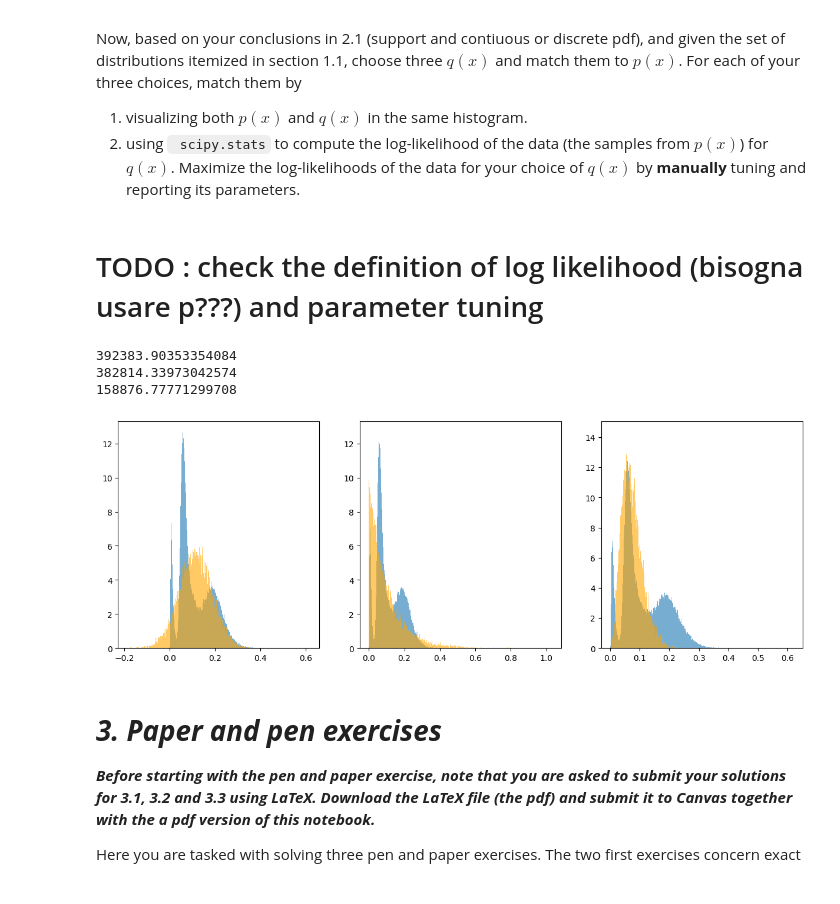
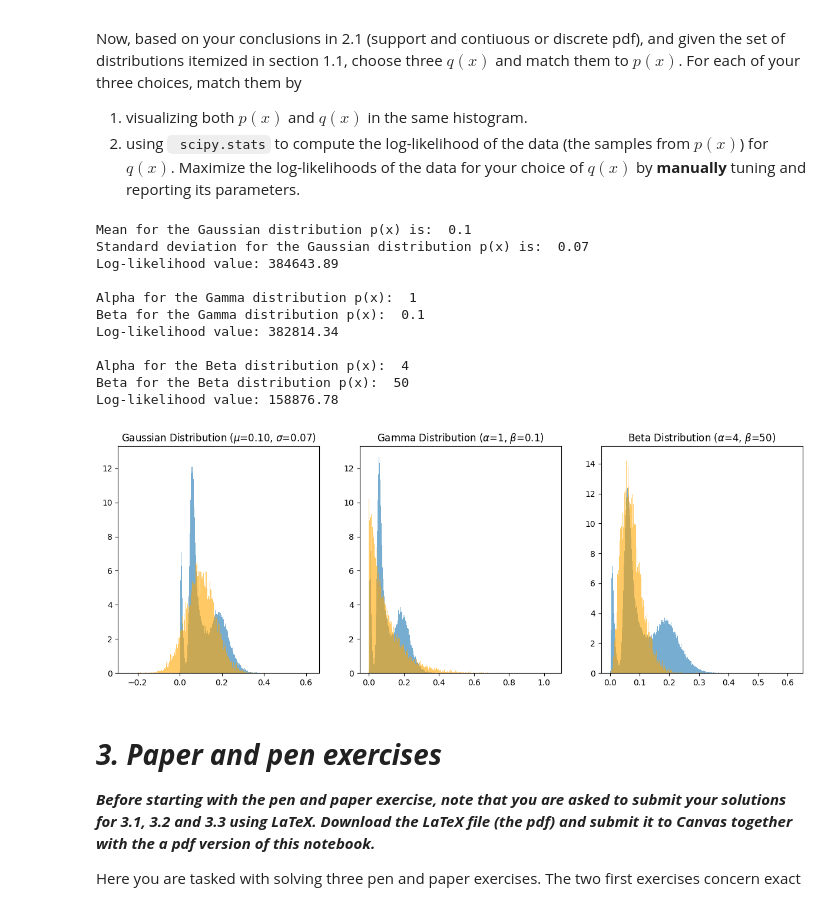
Before and after one commit to leonardodeclara/DD2447-Statistical-Methods-in-Applied-Computer-Science, a Jupyter notebook: Assignment_1/assignment1.ipynb, the cells around one changed output. Drawn from its saved outputs; the diff is of its cells as text; code cells hidden in the pictures.

````diff
--- a/Assignment_1/assignment1.ipynb
+++ b/Assignment_1/assignment1.ipynb
@@ -403,47 +401,57 @@ Now, based on your conclusions in 2.1 (support and contiuous or discrete pdf), a
 
 1.   visualizing both $p(x)$ and $q(x)$ in the same histogram.
 2.   using ``` scipy.stats``` to compute the log-likelihood of the data (the samples from $p(x)$) for $q(x)$. Maximize the log-likelihoods of the data for your choice of $q(x)$ by **manually** tuning and reporting its parameters.
-# %% [markdown]
-# TODO : check the definition of log likelihood (bisogna usare p???) and parameter tuning
 # %%
-# we choose continuous pdf
+#We choose continuous pdf
 p = np.load('ass1_dist.npy')
-# first the gaussian
+#Gaussian distribution p(x)
 fig,axs=plt.subplots(1,3,figsize=(15,5))
-mean = 0.1142541639265483 # manually with 0.19
-std_dev = 0.07368318465919549 # manually 0.88
+mean = 0.10
+std_dev = 0.07
 samples=np.random.normal(mean,std_dev,50000)
 axs[0].hist(p,bins=1000,density=True, alpha = 0.6)
 axs[0].hist(samples,bins=1000,density=True, color = 'orange', alpha = 0.6)
-# log likelihood
-print(np.sum(norm.logpdf(p, loc=mean, scale=std_dev)))
+axs[0].set_title('Gaussian Distribution ($\mu$=0.10, $\sigma$=0.07)')
+print('\nMean for the Gaussian distribution p(x) is: ', mean)
+print('Standard deviation for the Gaussian distribution p(x) is: ', std_dev)
+print('Log-likelihood value: {:.2f}'.format(np.sum(norm.logpdf(p, loc=mean, scale=std_dev))))
 
-
-
-# then let's try with the gamma
+#Gamma distribution p(x)
 alpha2 = 1
 beta2 = 0.1
 samples2 = np.random.gamma(alpha2, beta2, 50000)
 axs[1].hist(p,bins=1000,density=True,  alpha = 0.6)
 axs[1].hist(samples2,bins=1000,density=True, color='orange', alpha = 0.6)
-# log likelihood
-print(np.sum(gamma.logpdf(p, a=alpha2, scale=beta2)))
+axs[1].set_title('Gamma Distribution ($\\alpha$=1, $\\beta$=0.1)')
+print('\nAlpha for the Gamma distribution p(x): ', alpha2)
+print('Beta for the Gamma distribution p(x): ', beta2)
+print('Log-likelihood value: {:.2f}'.format(np.sum(gamma.logpdf(p, a=alpha2, scale=beta2))))
 
-
-# finally let's try a Beta
+#Beta distribution p(x)
 alpha3 = 4
 beta3 = 50
 samples3 = np.random.beta(alpha3,beta3,50000)
 axs[2].hist(p,bins=1000,density=True, alpha = 0.6)
 axs[2].hist(samples3,bins=1000,density=True, color='orange', alpha = 0.6)
-print(np.sum(beta.logpdf(p, a=alpha3, b=beta3)))
+axs[2].set_title('Beta Distribution ($\\alpha$=4, $\\beta$=50)')
+print('\nAlpha for the Beta distribution p(x): ', alpha3)
+print('Beta for the Beta distribution p(x): ', beta3)
+print('Log-likelihood value: {:.2f}'.format(np.sum(beta.logpdf(p, a=alpha3, b=beta3))))
 
 plt.show()
 # %% [output]
-392383.90353354084
-382814.33973042574
-158876.77771299708
+Mean for the Gaussian distribution p(x) is:  0.1
+Standard deviation for the Gaussian distribution p(x) is:  0.07
+Log-likelihood value: 384643.89
+
+Alpha for the Gamma distribution p(x):  1
+Beta for the Gamma distribution p(x):  0.1
+Log-likelihood value: 382814.34
+
+Alpha for the Beta distribution p(x):  4
+Beta for the Beta distribution p(x):  50
+Log-likelihood value: 158876.78
-[figure, old version]
+[figure, new version]
 # %% [markdown]
 # ***3. Paper and pen exercises***
 
````
Also changed, not shown: parts of 21 cells of this notebook.
